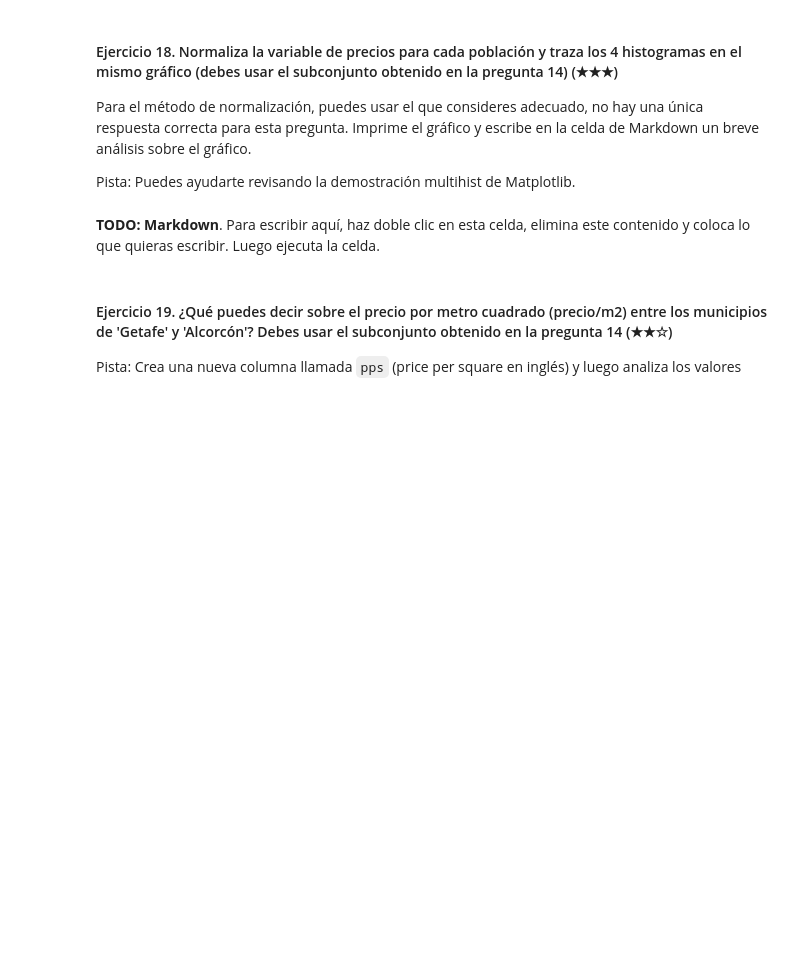
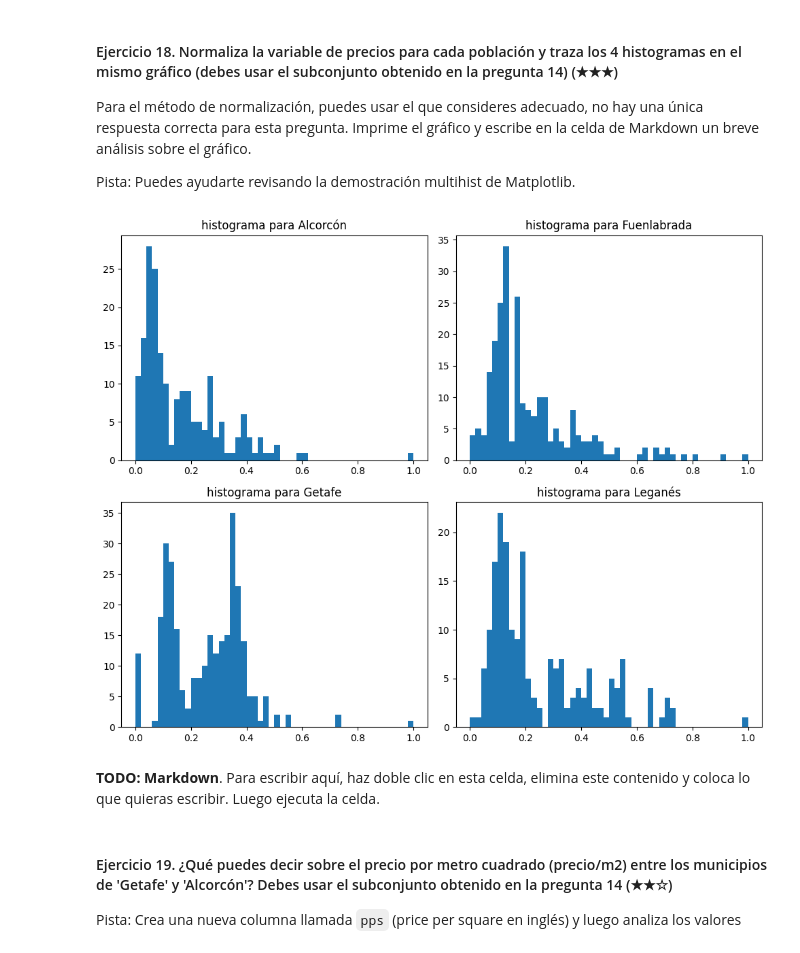
Before and after one commit to LucasDellaMaestra/realestate-datacleanup-exercise, a Jupyter notebook: project.es.ipynb, the cells around one changed output. Saved outputs shown, nothing was run; the diff lists cells and outputs as text; code cells hidden in the pictures; blank space fills up the shorter version.

```diff
--- a/project.es.ipynb
+++ b/project.es.ipynb
@@ -246,7 +379,24 @@ Para el método de normalización, puedes usar el que consideres adecuado, no ha
 
 Pista: Puedes ayudarte revisando la demostración multihist de Matplotlib.
 # %%
-# TODO
+ds_normalizado=ds_cinturon_sur.groupby(poblacion)[precio].apply(lambda x:(x- x.min())/(x.max()-x.min()))
+ds_normalizado=ds_normalizado.reset_index()
+del ds_normalizado["level_1"]
+
+ds_normalizado
+
+fig, axs=plt.subplots(2,2,figsize=(10,8))
+
+for i, valor in enumerate(ds_normalizado[poblacion].unique()) :
+    datos=ds_normalizado[ds_normalizado[poblacion]== valor][precio]
+    axs[i//2,i%2].hist(datos,bins=50)
+    axs[i//2,i%2].set_title(f"histograma para {valor}")
+
+fig.tight_layout()
+
+plt.show()
+# %% [output]
+[figure, added]
 # %% [markdown]
 **TODO: Markdown**. Para escribir aquí, haz doble clic en esta celda, elimina este contenido y coloca lo que quieras escribir. Luego ejecuta la celda.
 # %% [markdown]
```
Also changed, not shown: parts of 14 cells of this notebook.
